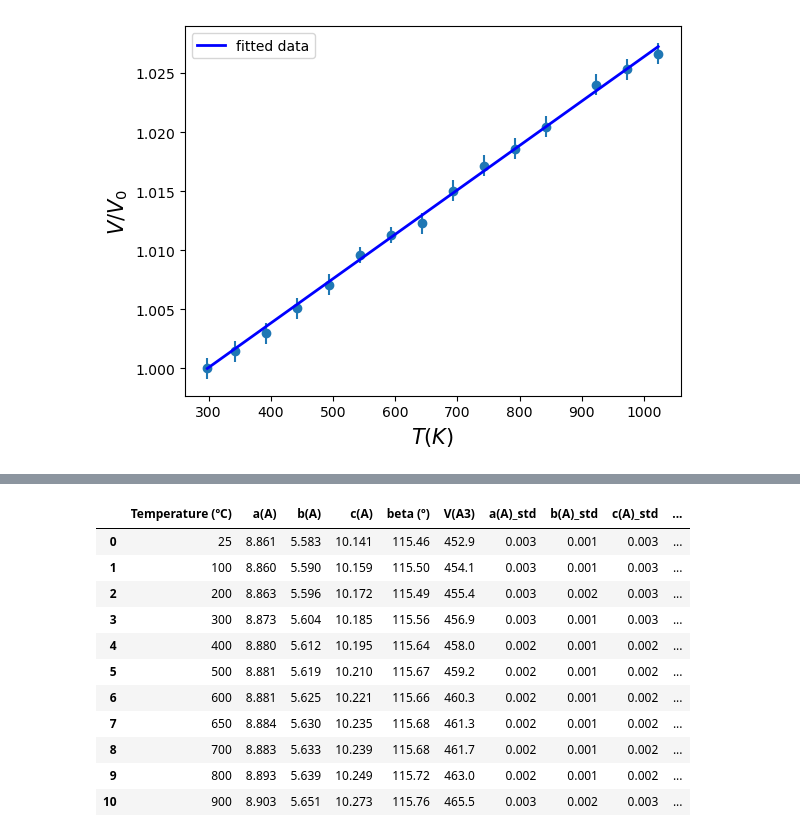
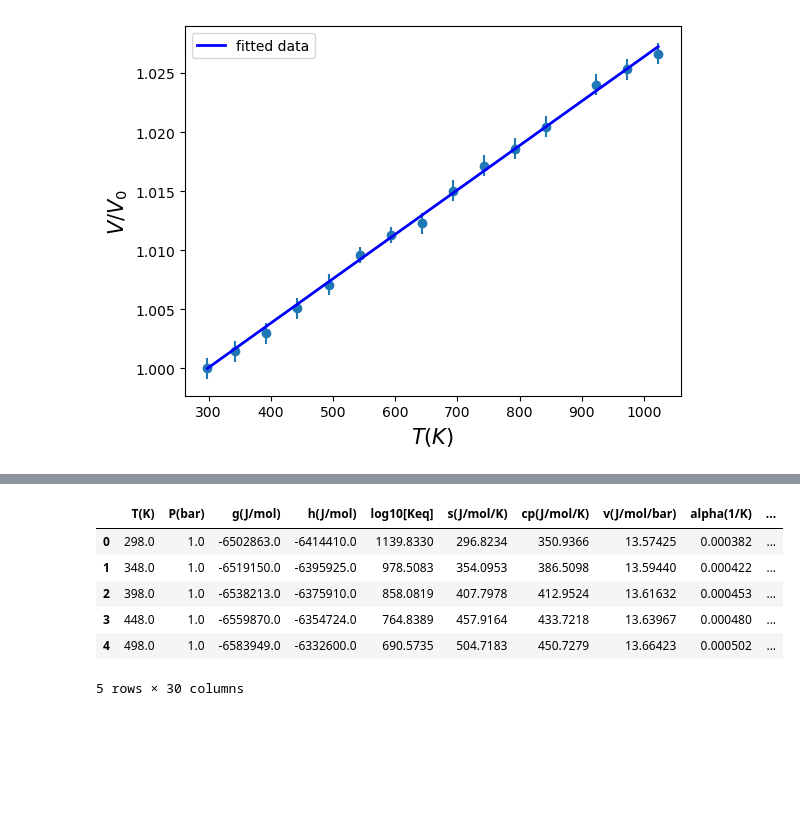
Before and after one commit to bertopadron/bertopadron.github.io, a Jupyter notebook: learning/expansion_coeff/fitting_thermal_expansion.ipynb, the cells around one changed output, grey strips where cells are left out. Saved outputs shown, nothing was run; the diff lists cells and outputs as text; code cells hidden in the pictures; blank space fills up the shorter version.

```diff
--- a/learning/expansion_coeff/fitting_thermal_expansion.ipynb
+++ b/learning/expansion_coeff/fitting_thermal_expansion.ipynb
@@ -118,22 +103,0 @@ phase.head()
-# %%
-for i in list(phase)[1:]:
-        phase[i + '_std'] = phase[i].str.extract('.*\((.*)\).*').astype(float)/(10**(phase[i].iloc[0][::-1].find('.')-3))
-        phase[i] = phase[i].str.replace(r"\(.*\)","", regex=True).astype(float)
-
-
-phase['V/V0'] = phase['V(A3)']/phase['V(A3)'].iloc[0]
-phase['V/V0_std'] = 2*(905.5/904.2*(0.2/905.5+0.2/904.2))
-phase
-# %% [output]
-|  | Temperature (ºC) | a(A) | b(A) | c(A) | beta (º) | V(A3) | a(A)_std | b(A)_std | c(A)_std | ... |
-| 0 | 25 | 8.861 | 5.583 | 10.141 | 115.46 | 452.9 | 0.003 | 0.001 | 0.003 | ... |
-| 1 | 100 | 8.860 | 5.590 | 10.159 | 115.50 | 454.1 | 0.003 | 0.001 | 0.003 | ... |
-| 2 | 200 | 8.863 | 5.596 | 10.172 | 115.49 | 455.4 | 0.003 | 0.002 | 0.003 | ... |
-| 3 | 300 | 8.873 | 5.604 | 10.185 | 115.56 | 456.9 | 0.003 | 0.001 | 0.003 | ... |
-| 4 | 400 | 8.880 | 5.612 | 10.195 | 115.64 | 458.0 | 0.002 | 0.001 | 0.002 | ... |
-| 5 | 500 | 8.881 | 5.619 | 10.210 | 115.67 | 459.2 | 0.002 | 0.001 | 0.002 | ... |
-| 6 | 600 | 8.881 | 5.625 | 10.221 | 115.66 | 460.3 | 0.002 | 0.001 | 0.002 | ... |
-| 7 | 650 | 8.884 | 5.630 | 10.235 | 115.68 | 461.3 | 0.002 | 0.001 | 0.002 | ... |
-| 8 | 700 | 8.883 | 5.633 | 10.239 | 115.68 | 461.7 | 0.002 | 0.001 | 0.002 | ... |
-| 9 | 800 | 8.893 | 5.639 | 10.249 | 115.72 | 463.0 | 0.002 | 0.001 | 0.002 | ... |
-| 10 | 900 | 8.903 | 5.651 | 10.273 | 115.76 | 465.5 | 0.003 | 0.002 | 0.003 | ... |
@@ -140 +106,13 @@ phase
+# %%
+
+zo['v/v0'] = zo['v(J/mol/bar)']/ zo['v(J/mol/bar)'].iloc[0]
+zo.head()
+# %% [output]
+|  | T(K) | P(bar) | g(J/mol) | h(J/mol) | log10[Keq] | s(J/mol/K) | cp(J/mol/K) | v(J/mol/bar) | alpha(1/K) | ... |
+| 0 | 298.0 | 1.0 | -6502863.0 | -6414410.0 | 1139.8330 | 296.8234 | 350.9366 | 13.57425 | 0.000382 | ... |
+| 1 | 348.0 | 1.0 | -6519150.0 | -6395925.0 | 978.5083 | 354.0953 | 386.5098 | 13.59440 | 0.000422 | ... |
+| 2 | 398.0 | 1.0 | -6538213.0 | -6375910.0 | 858.0819 | 407.7978 | 412.9524 | 13.61632 | 0.000453 | ... |
+| 3 | 448.0 | 1.0 | -6559870.0 | -6354724.0 | 764.8389 | 457.9164 | 433.7218 | 13.63967 | 0.000480 | ... |
+| 4 | 498.0 | 1.0 | -6583949.0 | -6332600.0 | 690.5735 | 504.7183 | 450.7279 | 13.66423 | 0.000502 | ... |
+5 rows × 30 columns
 # %%
```
Also changed, not shown: parts of 5 cells of this notebook.
